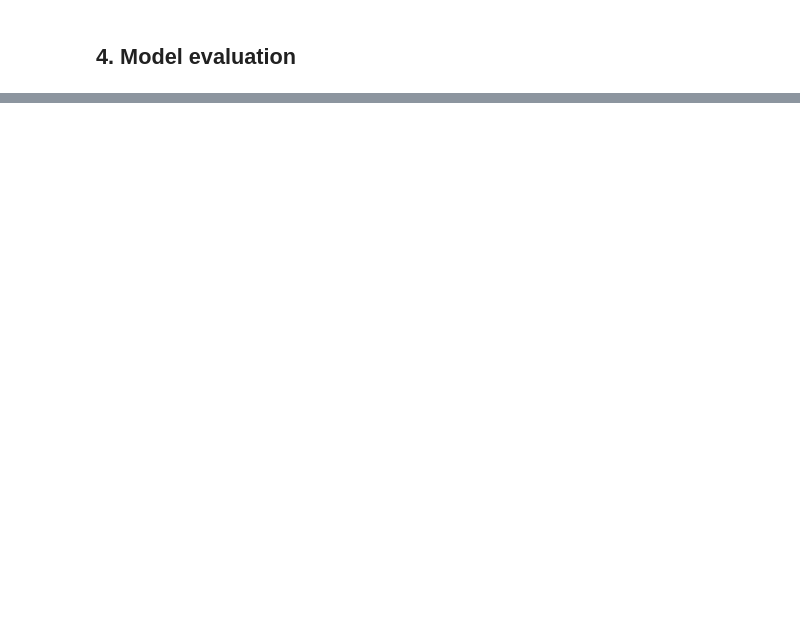
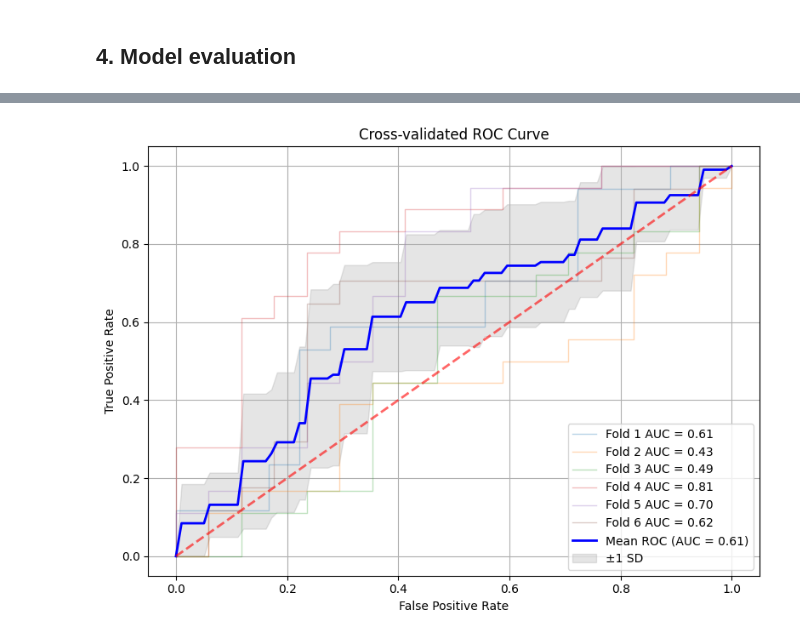
Before and after one commit to Roberto-TM/TM10007_ML_Project_group3, a Jupyter notebook: assignment.ipynb, the cells around one changed output, grey strips where cells are left out. Saved outputs shown, nothing was run; the diff lists cells and outputs as text; code cells hidden in the pictures; blank space fills up the shorter version.

```diff
--- a/assignment.ipynb
+++ b/assignment.ipynb
@@ -253,16 +260,33 @@ plt.show()
 
 pipeline_svm = Pipeline([
     ('scaler', RobustScaler()),
+    ('remove_low_variance', VarianceThreshold(threshold=0.01)),
     ('feature_selection', SelectKBest(score_func=f_classif)),
     ('svm', SVC(class_weight='balanced', probability=True, random_state=42))])
 
 pipeline_rf = Pipeline([
+    ('remove_low_variance', VarianceThreshold(threshold=0.01)),
     ('rf', RandomForestClassifier(class_weight='balanced', random_state=42))])
 
 pipeline_xgb = Pipeline([
     ('scaler', RobustScaler()),
+    ('remove_low_variance', VarianceThreshold(threshold=0.01)),
     ('feature_selection', SelectKBest(score_func=f_classif)),
     ('XGB', XGBClassifier(random_state=42))])
+
+pipeline_knn = Pipeline([
+    ('scaler', RobustScaler()),
+    ('remove_low_variance', VarianceThreshold(threshold=0.01)),
+    ('feature_selection', SelectKBest(score_func=f_classif)),
+    ('knn', KNeighborsClassifier())])
+
+from sklearn.ensemble import GradientBoostingClassifier
+pipeline_gb = Pipeline([
+    ('scaler', RobustScaler()),
+    ('remove_low_variance', VarianceThreshold(threshold=0.01)),
+    ('feature_selection', SelectKBest(score_func=f_classif)),
+    ('gb', GradientBoostingClassifier(random_state=42))
+])
 # %%
 # Pipelines to be deleted?
 # pipeline_dt = Pipeline([
@@ -414,4 +481,4 @@ grids = [svm_grid_search, rf_grid_search, xgb_grid_search]
 ### 3.4: Execute training
 # %%
 for pipe in grids:
-    pipe.fit(X_no_outliers,y_train)
+    pipe.fit(X_train_clipped,y_train)
@@ -567,0 +681,53 @@ Best Hyperparameters: {'XGB__learning_rate': 0.05, 'XGB__max_depth': 3, 'XGB__n_
+# %%
+from sklearn.model_selection import StratifiedKFold
+from sklearn.metrics import roc_curve, auc
+import matplotlib.pyplot as plt
+import numpy as np
+from sklearn.base import clone
+
+tprs = []
+aucs = []
+mean_fpr = np.linspace(0, 1, 100)
+
+plt.figure(figsize=(8,6))
+
+for i, (train_idx, val_idx) in enumerate(cv.split(X_train_clipped, y_train)):
+    model_clone = clone(model.best_estimator_)
+    model_clone.fit(X_train_clipped.iloc[train_idx], y_train.iloc[train_idx])
+    y_proba = model_clone.predict_proba(X_train_clipped.iloc[val_idx])[:, 1]
+
+    fpr, tpr, _ = roc_curve(y_train.iloc[val_idx], y_proba)
+    roc_auc = auc(fpr, tpr)
+    aucs.append(roc_auc)
+
+    # Interpoleer om gemiddelde TPR op vaste FPR-punten te verkrijgen
+    tpr_interp = np.interp(mean_fpr, fpr, tpr)
+    tpr_interp[0] = 0.0
+    tprs.append(tpr_interp)
+
+    plt.plot(fpr, tpr, lw=1, alpha=0.3, label=f'Fold {i+1} AUC = {roc_auc:.2f}')
+
+# Gemiddelde en standaarddeviatie van TPR
+mean_tpr = np.mean(tprs, axis=0)
+std_tpr = np.std(tprs, axis=0)
+mean_auc = auc(mean_fpr, mean_tpr)
+
+plt.plot(mean_fpr, mean_tpr, color='b',
+         label=f'Mean ROC (AUC = {mean_auc:.2f})', lw=2)
+
+# Interval
+tpr_upper = np.minimum(mean_tpr + std_tpr, 1)
+tpr_lower = np.maximum(mean_tpr - std_tpr, 0)
+plt.fill_between(mean_fpr, tpr_lower, tpr_upper, color='grey', alpha=0.2, label='±1 SD')
+
+# Plotinstellingen
+plt.plot([0, 1], [0, 1], linestyle='--', lw=2, color='r', alpha=0.6)
+plt.xlabel('False Positive Rate')
+plt.ylabel('True Positive Rate')
+plt.title('Cross-validated ROC Curve')
+plt.legend(loc='lower right')
+plt.grid(True)
+plt.tight_layout()
+plt.show()
+# %% [output]
+[figure, added]
```
Also changed, not shown: parts of 17 cells of this notebook.
